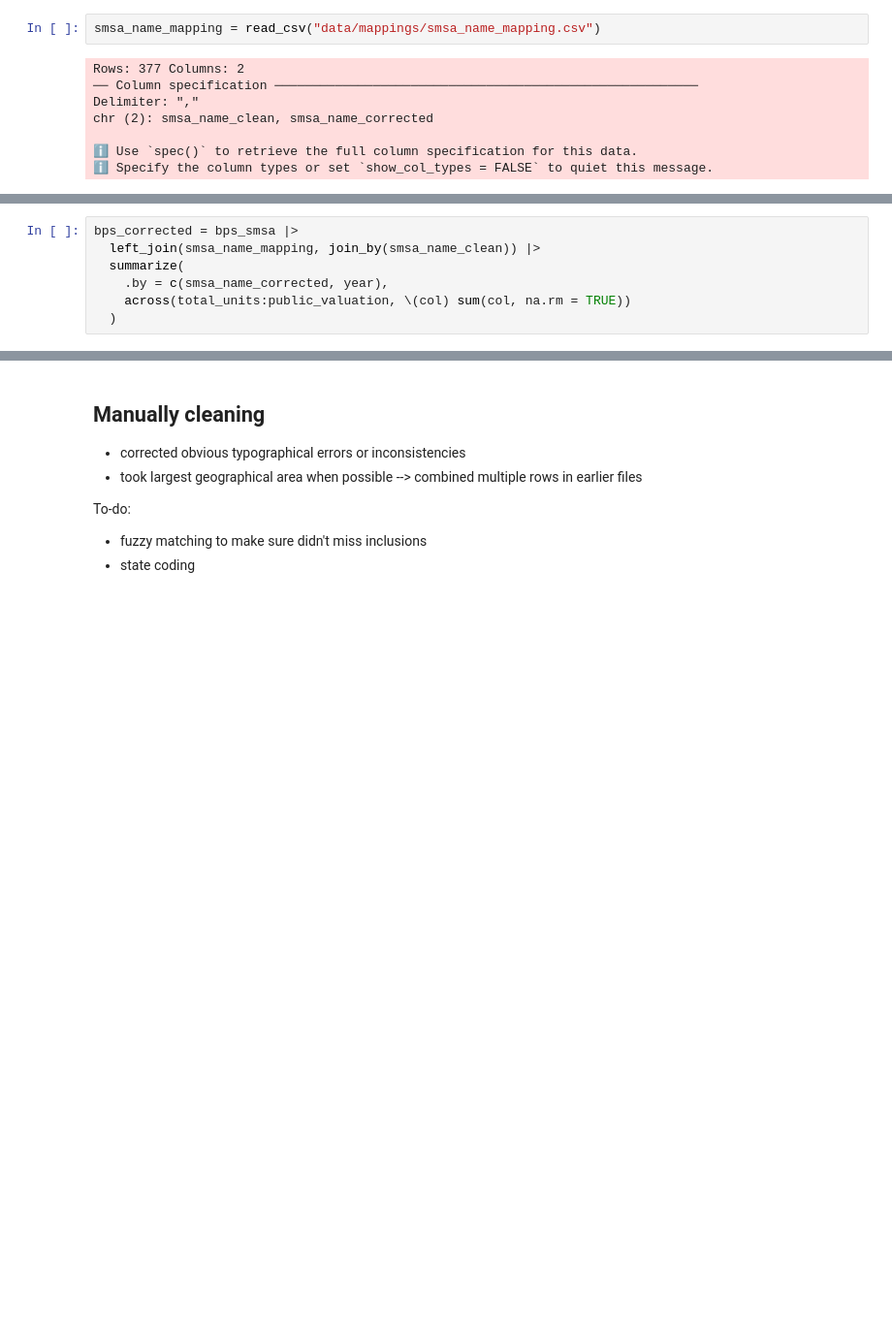
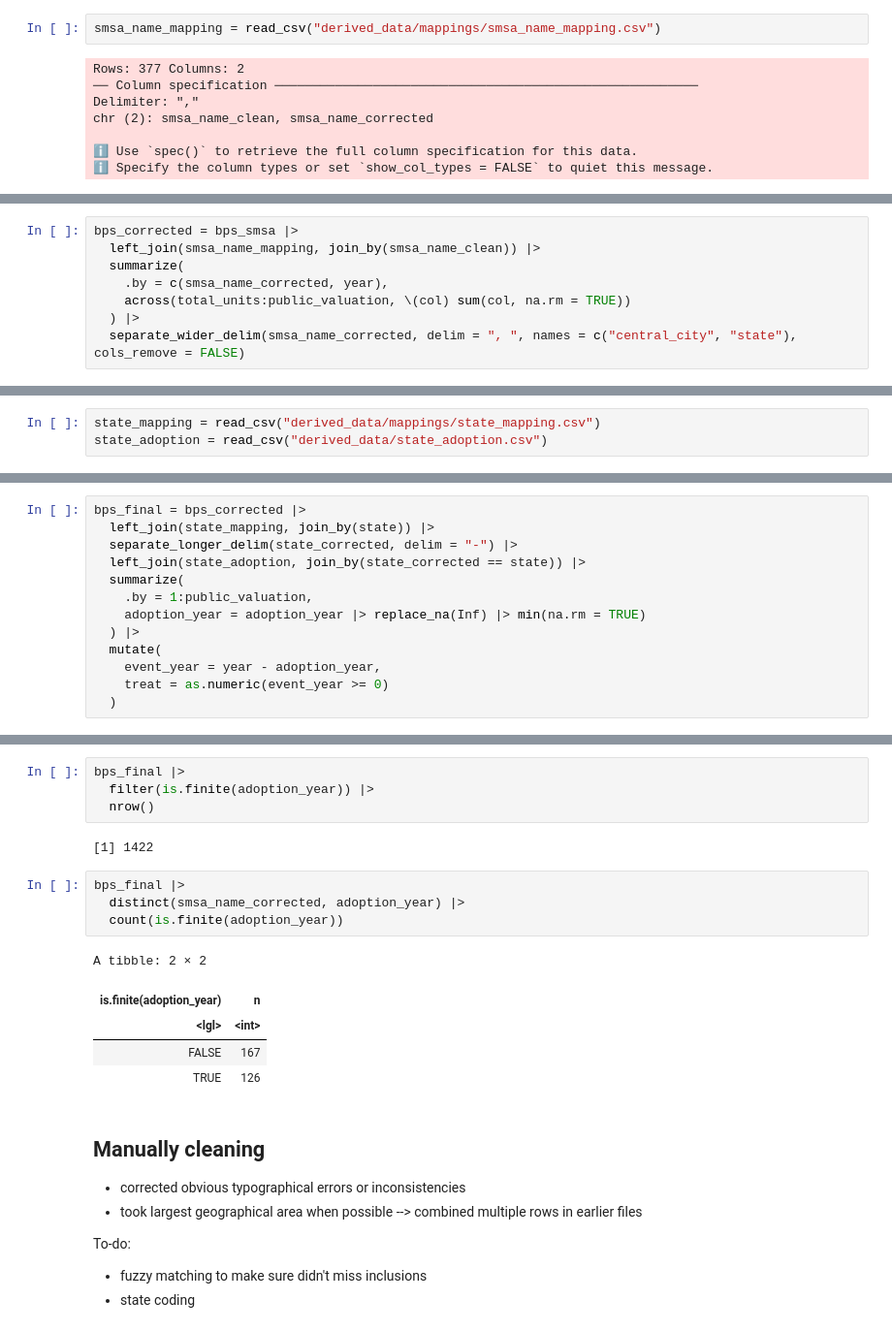
Before and after one commit to willwwang/little-nepas, a Jupyter notebook: script/ocr_validation.ipynb, the cells around one changed output, grey strips where cells are left out. Shown at 97% size. Cells and saved outputs as stored; diff of their text form; blank space fills up the shorter version.

```diff
--- a/script/ocr_validation.ipynb
+++ b/script/ocr_validation.ipynb
@@ -208,5 +165,5 @@ write_csv(smsa_names, "data/mappings/smsa_names.csv")
 # %%
-smsa_name_mapping = read_csv("data/mappings/smsa_name_mapping.csv")
+smsa_name_mapping = read_csv("derived_data/mappings/smsa_name_mapping.csv")
 # %% [output]
 Rows: 377 Columns: 2
 ── Column specification ────────────────────────────────────────────────────────
@@ -233,4 +178,5 @@ bps_corrected = bps_smsa |>
   summarize(
     .by = c(smsa_name_corrected, year),
     across(total_units:public_valuation, \(col) sum(col, na.rm = TRUE))
-  )
+  ) |>
+  separate_wider_delim(smsa_name_corrected, delim = ", ", names = c("central_city", "state"), cols_remove = FALSE)
@@ -241,0 +189,3 @@ ggplot(bps_corrected |> filter(smsa_name_corrected |> str_detect("ATLANTA"))) +
+# %%
+state_mapping = read_csv("derived_data/mappings/state_mapping.csv")
+state_adoption = read_csv("derived_data/state_adoption.csv")
@@ -241,0 +208,13 @@ ggplot(bps_corrected |> filter(smsa_name_corrected |> str_detect("ATLANTA"))) +
+# %%
+bps_final = bps_corrected |>
+  left_join(state_mapping, join_by(state)) |>
+  separate_longer_delim(state_corrected, delim = "-") |>
+  left_join(state_adoption, join_by(state_corrected == state)) |>
+  summarize(
+    .by = 1:public_valuation,
+    adoption_year = adoption_year |> replace_na(Inf) |> min(na.rm = TRUE)
+  ) |>
+  mutate(
+    event_year = year - adoption_year,
+    treat = as.numeric(event_year >= 0)
+  )
@@ -242,3 +270,19 @@ ggplot(bps_corrected |> filter(smsa_name_corrected |> str_detect("ATLANTA"))) +
+# %%
+bps_final |>
+  filter(is.finite(adoption_year)) |>
+  nrow()
+# %% [output]
+[1] 1422
+# %%
+bps_final |>
+  distinct(smsa_name_corrected, adoption_year) |>
+  count(is.finite(adoption_year))
+# %% [output]
+A tibble: 2 × 2
+| is.finite(adoption_year) | n |
+| <lgl> | <int> |
+| FALSE | 167 |
+| TRUE | 126 |
 # %% [markdown]
 ## Manually cleaning
 - corrected obvious typographical errors or inconsistencies
```
Also changed, not shown: parts of 11 cells of this notebook, 6 other files.
